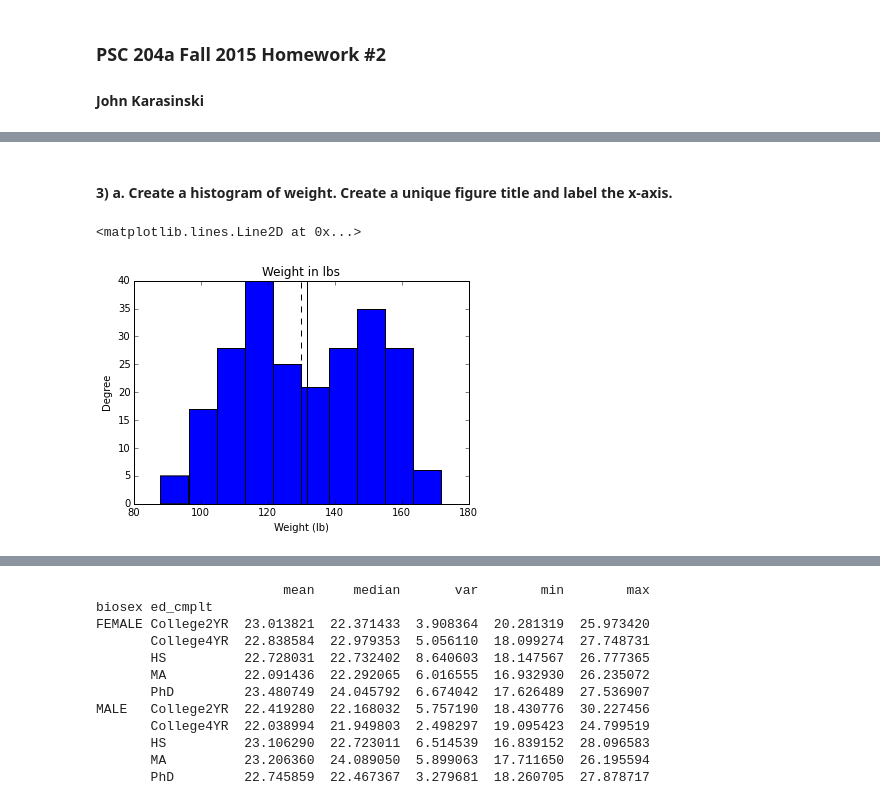
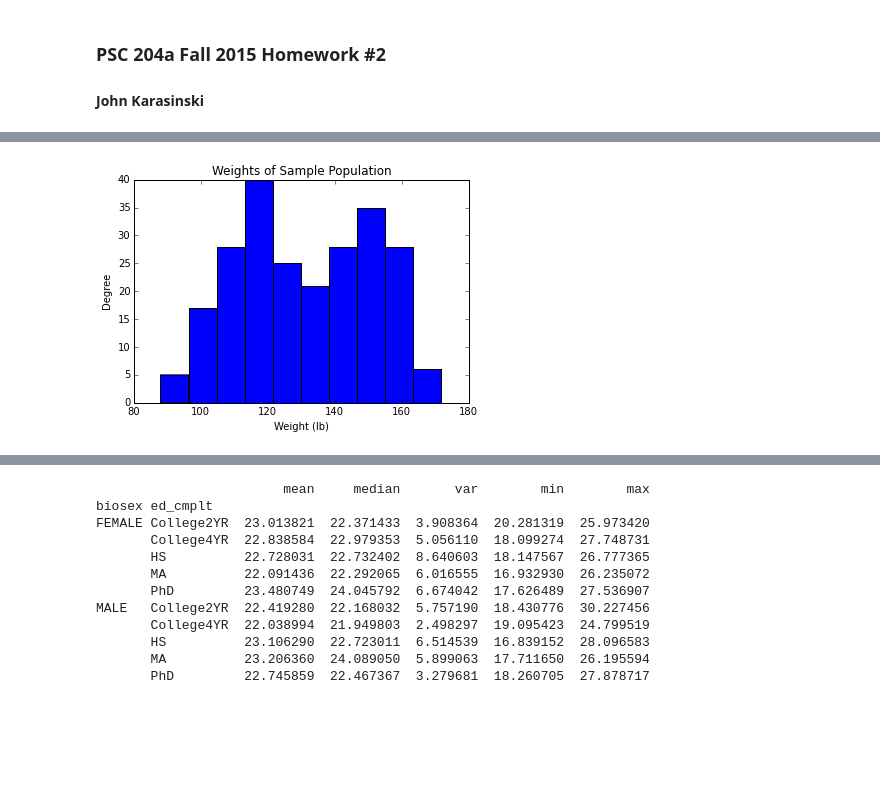
Before and after one commit to karasinski/PSC-204A, a Jupyter notebook: Homework 2/Homework2.ipynb, the cells around one changed output, grey strips where cells are left out. Cells and saved outputs as stored; diff of their text form; code cells hidden in the pictures; blank space fills up the shorter version.

```diff
--- a/Homework 2/Homework2.ipynb
+++ b/Homework 2/Homework2.ipynb
@@ -30,13 +38,9 @@ The central limit theorem states that the addition of a large enough number of r
-# %% [markdown]
-#### 3) a. Create a histogram of weight. Create a unique figure title and label the x-axis.
-# %%
-df = pd.read_csv('HW01Data.csv')
-df.plot(kind='hist', y='weight_lbs', legend=False)
-plt.title('Weight in lbs')
-plt.xlabel('Weight (lb)')
-plt.axvline(df.weight_lbs.mean(), color='black')
-plt.axvline(df.weight_lbs.median(), color='black', linestyle='--')
-# %% [output]
-<matplotlib.lines.Line2D at 0x...>
-[figure, removed]
+# %%
+# A historgram is created by passing in kind='hist' to the plot function
+df.plot(kind='hist', y='weight_lbs', legend=False)
+plt.title('Weights of Sample Population')
+plt.xlabel('Weight (lb)')
+plt.show()
+# %% [output]
+[figure, added]
 # %% [markdown]
```
Also changed, not shown: parts of 12 cells of this notebook.
